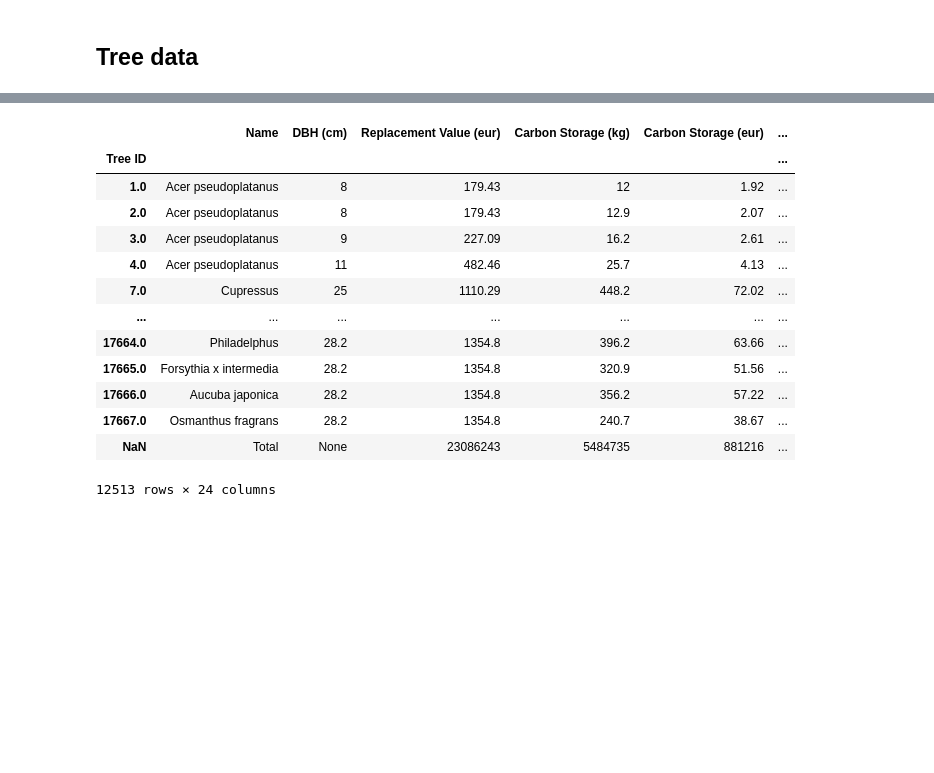
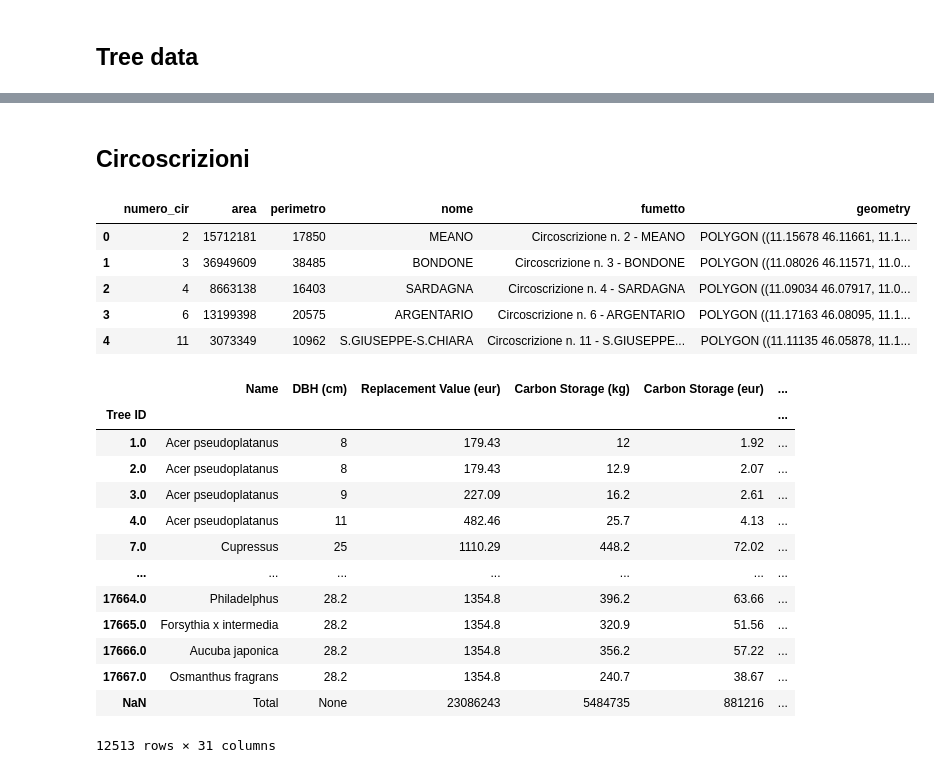
Before and after one commit to DataViz-Group3/DataViz-Group3, a Jupyter notebook: src/preprocessing.ipynb, the cells around one changed output, grey strips where cells are left out. Drawn from its saved outputs; the diff is of its cells as text; code cells hidden in the pictures; blank space fills up the shorter version.

```diff
--- a/src/preprocessing.ipynb
+++ b/src/preprocessing.ipynb
@@ -24,20 +22,32 @@ df_trees.head()
 5 rows × 25 columns
 # %%
 df_trees.to_csv('../data_clean/trees.csv')
-# %%
-df_trees.set_index('Tree ID')
-# %% [output]
-|  | Name | DBH (cm) | Replacement Value (eur) | Carbon Storage (kg) | Carbon Storage (eur) | ... |
-| Tree ID |  |  |  |  |  | ... |
-| 1.0 | Acer pseudoplatanus | 8 | 179.43 | 12 | 1.92 | ... |
-| 2.0 | Acer pseudoplatanus | 8 | 179.43 | 12.9 | 2.07 | ... |
-| 3.0 | Acer pseudoplatanus | 9 | 227.09 | 16.2 | 2.61 | ... |
-| 4.0 | Acer pseudoplatanus | 11 | 482.46 | 25.7 | 4.13 | ... |
-| 7.0 | Cupressus | 25 | 1110.29 | 448.2 | 72.02 | ... |
-| ... | ... | ... | ... | ... | ... | ... |
-| 17664.0 | Philadelphus | 28.2 | 1354.8 | 396.2 | 63.66 | ... |
-| 17665.0 | Forsythia x intermedia | 28.2 | 1354.8 | 320.9 | 51.56 | ... |
-| 17666.0 | Aucuba japonica | 28.2 | 1354.8 | 356.2 | 57.22 | ... |
-| 17667.0 | Osmanthus fragrans | 28.2 | 1354.8 | 240.7 | 38.67 | ... |
-| NaN | Total | None | 23086243 | 5484735 | 881216 | ... |
-12513 rows × 24 columns
+# %% [markdown]
+## Circoscrizioni
+# %%
+df_circoscrizioni = gpd.read_file('../data/circoscrizioni.json')
+df_circoscrizioni.head()
+# %% [output]
+|  | numero_cir | area | perimetro | nome | fumetto | geometry |
+| 0 | 2 | 15712181 | 17850 | MEANO | Circoscrizione n. 2 - MEANO | POLYGON ((11.15678 46.11661, 11.1... |
+| 1 | 3 | 36949609 | 38485 | BONDONE | Circoscrizione n. 3 - BONDONE | POLYGON ((11.08026 46.11571, 11.0... |
+| 2 | 4 | 8663138 | 16403 | SARDAGNA | Circoscrizione n. 4 - SARDAGNA | POLYGON ((11.09034 46.07917, 11.0... |
+| 3 | 6 | 13199398 | 20575 | ARGENTARIO | Circoscrizione n. 6 - ARGENTARIO | POLYGON ((11.17163 46.08095, 11.1... |
+| 4 | 11 | 3073349 | 10962 | S.GIUSEPPE-S.CHIARA | Circoscrizione n. 11 - S.GIUSEPPE... | POLYGON ((11.11135 46.05878, 11.1... |
+# %%
+df_tree_circo = gpd.tools.sjoin(df_trees, df_circoscrizioni, predicate="within", how='left')
+# %% [output]
+|  | Name | DBH (cm) | Replacement Value (eur) | Carbon Storage (kg) | Carbon Storage (eur) | ... |
+| Tree ID |  |  |  |  |  | ... |
+| 1.0 | Acer pseudoplatanus | 8 | 179.43 | 12 | 1.92 | ... |
+| 2.0 | Acer pseudoplatanus | 8 | 179.43 | 12.9 | 2.07 | ... |
+| 3.0 | Acer pseudoplatanus | 9 | 227.09 | 16.2 | 2.61 | ... |
+| 4.0 | Acer pseudoplatanus | 11 | 482.46 | 25.7 | 4.13 | ... |
+| 7.0 | Cupressus | 25 | 1110.29 | 448.2 | 72.02 | ... |
+| ... | ... | ... | ... | ... | ... | ... |
+| 17664.0 | Philadelphus | 28.2 | 1354.8 | 396.2 | 63.66 | ... |
+| 17665.0 | Forsythia x intermedia | 28.2 | 1354.8 | 320.9 | 51.56 | ... |
+| 17666.0 | Aucuba japonica | 28.2 | 1354.8 | 356.2 | 57.22 | ... |
+| 17667.0 | Osmanthus fragrans | 28.2 | 1354.8 | 240.7 | 38.67 | ... |
+| NaN | Total | None | 23086243 | 5484735 | 881216 | ... |
+12513 rows × 31 columns
```
Also changed, not shown: parts of 3 cells of this notebook, 2 other files.
